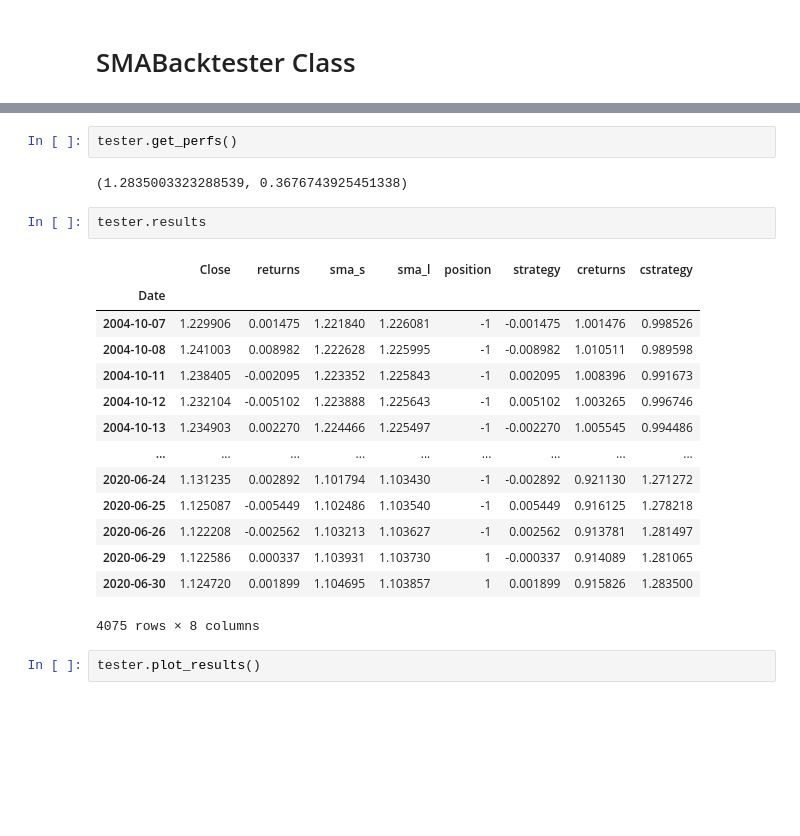
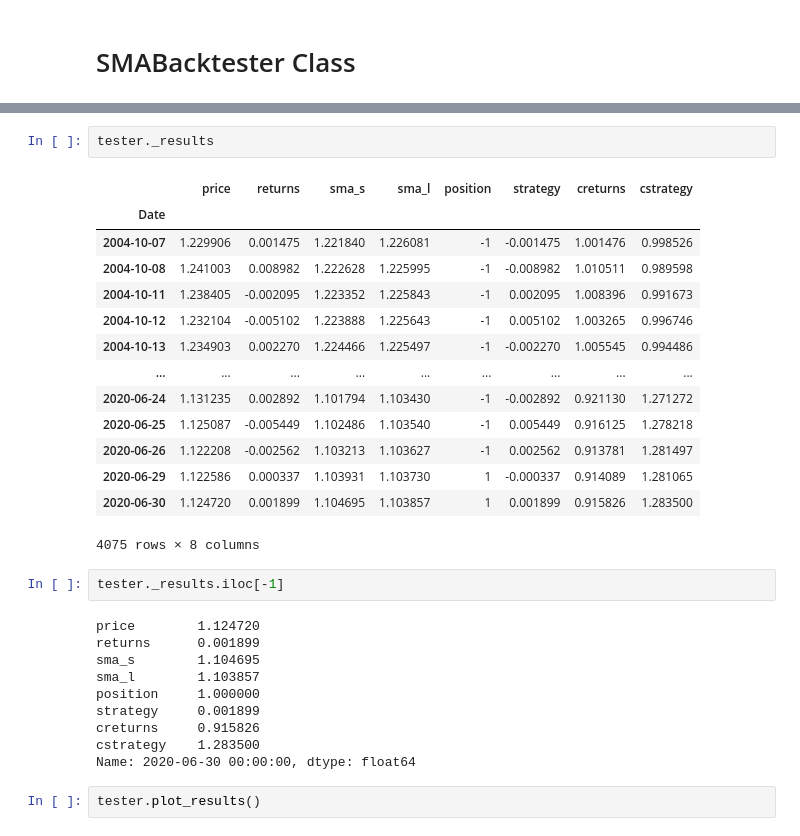
Before and after one commit to sidhlee/data-science-and-machine-learning, a Jupyter notebook: courses/algo-trade-a-z/part3_defining-and-testing-trading-strategies/03_sma_backtester.ipynb, the cells around one changed output, grey strips where cells are left out. Saved outputs shown, nothing was run; the diff lists cells and outputs as text; blank space fills up the shorter version.

```diff
--- a/courses/algo-trade-a-z/part3_defining-and-testing-trading-strategies/03_sma_backtester.ipynb
+++ b/courses/algo-trade-a-z/part3_defining-and-testing-trading-strategies/03_sma_backtester.ipynb
@@ -115,24 +41,32 @@ SMABacktester(symbol=EURUSD=X, SMA_S=50, SMA_L=200, start=2004-01-01, end=2020-0
 # %%
-tester.get_perfs()
+tester._results
 # %% [output]
+|  | price | returns | sma_s | sma_l | position | strategy | creturns | cstrategy |
+| Date |  |  |  |  |  |  |  |  |
+| 2004-10-07 | 1.229906 | 0.001475 | 1.221840 | 1.226081 | -1 | -0.001475 | 1.001476 | 0.998526 |
+| 2004-10-08 | 1.241003 | 0.008982 | 1.222628 | 1.225995 | -1 | -0.008982 | 1.010511 | 0.989598 |
+| 2004-10-11 | 1.238405 | -0.002095 | 1.223352 | 1.225843 | -1 | 0.002095 | 1.008396 | 0.991673 |
+| 2004-10-12 | 1.232104 | -0.005102 | 1.223888 | 1.225643 | -1 | 0.005102 | 1.003265 | 0.996746 |
+| 2004-10-13 | 1.234903 | 0.002270 | 1.224466 | 1.225497 | -1 | -0.002270 | 1.005545 | 0.994486 |
+| ... | ... | ... | ... | ... | ... | ... | ... | ... |
+| 2020-06-24 | 1.131235 | 0.002892 | 1.101794 | 1.103430 | -1 | -0.002892 | 0.921130 | 1.271272 |
+| 2020-06-25 | 1.125087 | -0.005449 | 1.102486 | 1.103540 | -1 | 0.005449 | 0.916125 | 1.278218 |
+| 2020-06-26 | 1.122208 | -0.002562 | 1.103213 | 1.103627 | -1 | 0.002562 | 0.913781 | 1.281497 |
+| 2020-06-29 | 1.122586 | 0.000337 | 1.103931 | 1.103730 | 1 | -0.000337 | 0.914089 | 1.281065 |
+| 2020-06-30 | 1.124720 | 0.001899 | 1.104695 | 1.103857 | 1 | 0.001899 | 0.915826 | 1.283500 |
-(1.2835003323288539, 0.3676743925451338)
+4075 rows × 8 columns
-# %%
-tester.results
-# %% [output]
-|  | Close | returns | sma_s | sma_l | position | strategy | creturns | cstrategy |
-| Date |  |  |  |  |  |  |  |  |
-| 2004-10-07 | 1.229906 | 0.001475 | 1.221840 | 1.226081 | -1 | -0.001475 | 1.001476 | 0.998526 |
-| 2004-10-08 | 1.241003 | 0.008982 | 1.222628 | 1.225995 | -1 | -0.008982 | 1.010511 | 0.989598 |
-| 2004-10-11 | 1.238405 | -0.002095 | 1.223352 | 1.225843 | -1 | 0.002095 | 1.008396 | 0.991673 |
-| 2004-10-12 | 1.232104 | -0.005102 | 1.223888 | 1.225643 | -1 | 0.005102 | 1.003265 | 0.996746 |
-| 2004-10-13 | 1.234903 | 0.002270 | 1.224466 | 1.225497 | -1 | -0.002270 | 1.005545 | 0.994486 |
-| ... | ... | ... | ... | ... | ... | ... | ... | ... |
-| 2020-06-24 | 1.131235 | 0.002892 | 1.101794 | 1.103430 | -1 | -0.002892 | 0.921130 | 1.271272 |
-| 2020-06-25 | 1.125087 | -0.005449 | 1.102486 | 1.103540 | -1 | 0.005449 | 0.916125 | 1.278218 |
-| 2020-06-26 | 1.122208 | -0.002562 | 1.103213 | 1.103627 | -1 | 0.002562 | 0.913781 | 1.281497 |
-| 2020-06-29 | 1.122586 | 0.000337 | 1.103931 | 1.103730 | 1 | -0.000337 | 0.914089 | 1.281065 |
-| 2020-06-30 | 1.124720 | 0.001899 | 1.104695 | 1.103857 | 1 | 0.001899 | 0.915826 | 1.283500 |
-4075 rows × 8 columns
+# %%
+tester._results.iloc[-1]
+# %% [output]
+price        1.124720
+returns      0.001899
+sma_s        1.104695
+sma_l        1.103857
+position     1.000000
+strategy     0.001899
+creturns     0.915826
+cstrategy    1.283500
+Name: 2020-06-30 00:00:00, dtype: float64
 # %%
 tester.plot_results()
 # %% [output]
```
Also changed, not shown: parts of 11 cells of this notebook, 2 other files.
